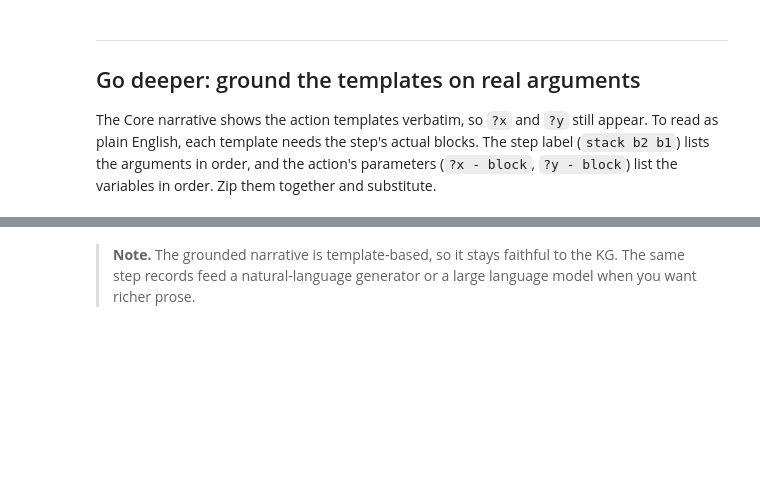
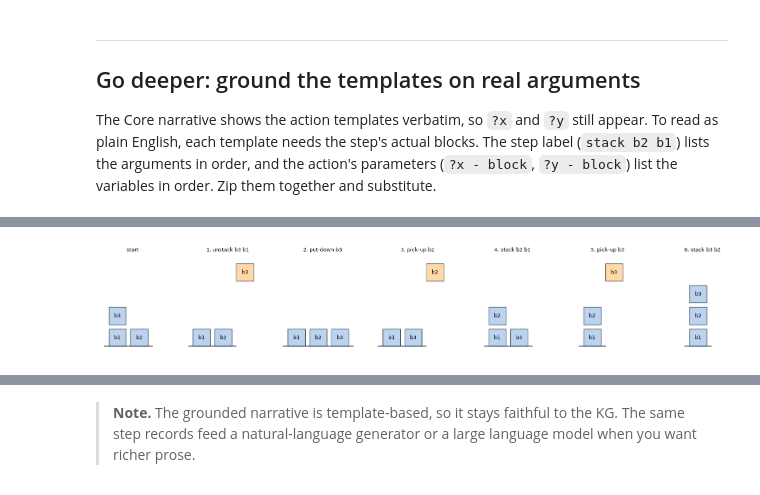
Before and after one commit to ai4society/ICAPS26-planning-ontology-tutorial, a Jupyter notebook: notebooks/03_plan_explanation.ipynb, the cells around one changed output, grey strips where cells are left out. Cells and saved outputs as stored; diff of their text form; code cells hidden in the pictures; blank space fills up the shorter version.

Commit message:
feat(notebooks): 03 plan explanations

```diff
--- a/notebooks/03_plan_explanation.ipynb
+++ b/notebooks/03_plan_explanation.ipynb
@@ -117,7 +149,9 @@ Now join the two layers. The ordered steps come from the `tut:` extension, and e
 step links to its action's explanation. Sorting by `tut:stepNumber` gives the plan
 in execution order.
 # %%
-narrative_query = PREFIX + """
+narrative_query = (
+    PREFIX
+    + """
 SELECT ?n ?grounded ?explanation WHERE {
   ?step tut:stepOf po:plan_3_1 ;
         tut:stepNumber ?n ;
@@ -126,6 +160,7 @@ SELECT ?n ?grounded ?explanation WHERE {
   ?act po:hasActionExplanation ?explanation .
 } ORDER BY ?n
 """
+)
 
 print("Plan for problem_3_1:\n")
 for r in kg.query(narrative_query):
@@ -142,15 +198,21 @@ step label (`stack b2 b1`) lists the arguments in order, and the action's parame
 substitute.
 # %%
 def parameters_in_order(graph, action_iri):
-    q = PREFIX + """
+    q = (
+        PREFIX
+        + """
     SELECT ?plabel WHERE { ?act po:hasParameter ?p . ?p rdfs:label ?plabel }
     ORDER BY ?p
     """
+    )
     labels = [str(r.plabel) for r in graph.query(q, initBindings={"act": action_iri})]
     return [lbl.split()[0] for lbl in labels]  # "?x - block" -> "?x"
 
+
 def grounded_narrative(graph):
-    q = PREFIX + """
+    q = (
+        PREFIX
+        + """
     SELECT ?n ?grounded ?act ?explanation WHERE {
       ?step tut:stepOf po:plan_3_1 ;
             tut:stepNumber ?n ;
@@ -159,6 +221,7 @@ def grounded_narrative(graph):
       ?act po:hasActionExplanation ?explanation .
     } ORDER BY ?n
     """
+    )
     lines = []
     for r in graph.query(q):
         variables = parameters_in_order(graph, r.act)
@@ -169,5 +232,6 @@ def grounded_narrative(graph):
         lines.append((int(r.n), str(r.grounded), text))
     return lines
 
+
 for n, grounded, text in grounded_narrative(kg):
     print(f"  {n}. {grounded}: {text}")
@@ -173,0 +253,31 @@ for n, grounded, text in grounded_narrative(kg):
+# %%
+# Go deeper. Needs matplotlib (the viz extra).
+import sys
+
+if IN_COLAB:
+    import subprocess
+
+    subprocess.run(["pip", "install", "-q", "matplotlib"], check=True)
+    sys.path.insert(0, "ICAPS26-planning-ontology-tutorial/notebooks")
+else:
+    sys.path.insert(0, ".")
+
+steps = [
+    str(r.grounded)
+    for r in kg.query(
+        PREFIX
+        + """
+    SELECT ?n ?grounded WHERE {
+      ?step tut:stepOf po:plan_3_1 ; tut:stepNumber ?n ; rdfs:label ?grounded .
+    } ORDER BY ?n"""
+    )
+]
+
+try:
+    import viz
+
+    viz.draw_plan_states(DATA, steps)
+except ImportError:
+    print("Install the viz extra to draw the plan: pip install matplotlib")
+# %% [output]
+[figure, added]
```
Also changed, not shown: parts of 13 cells of this notebook.
